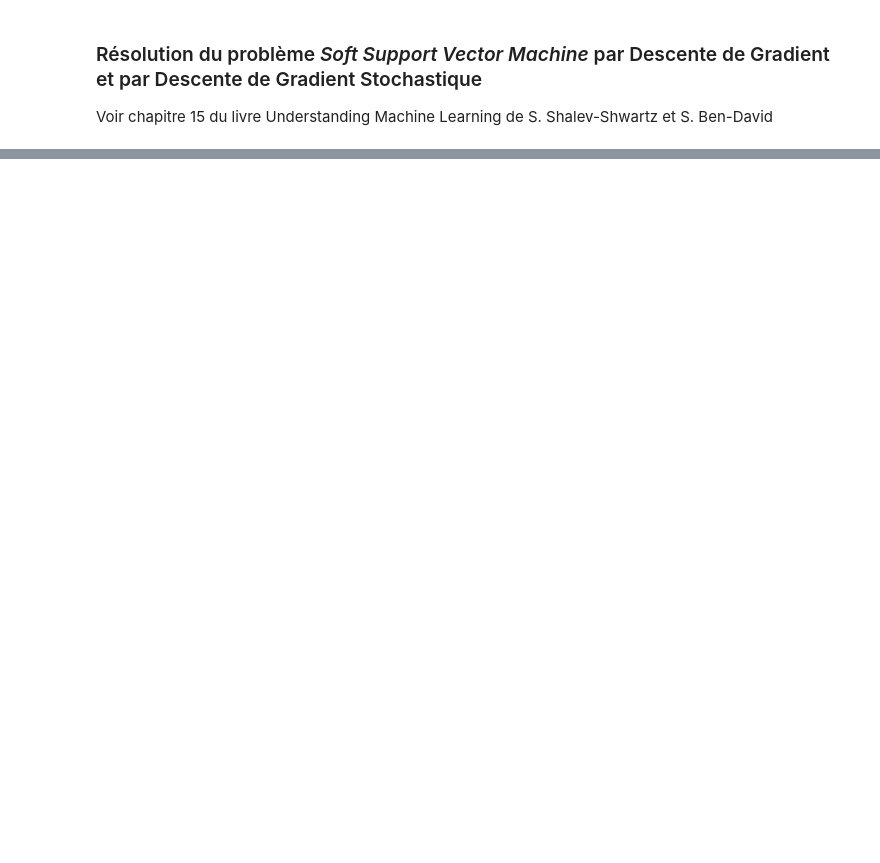
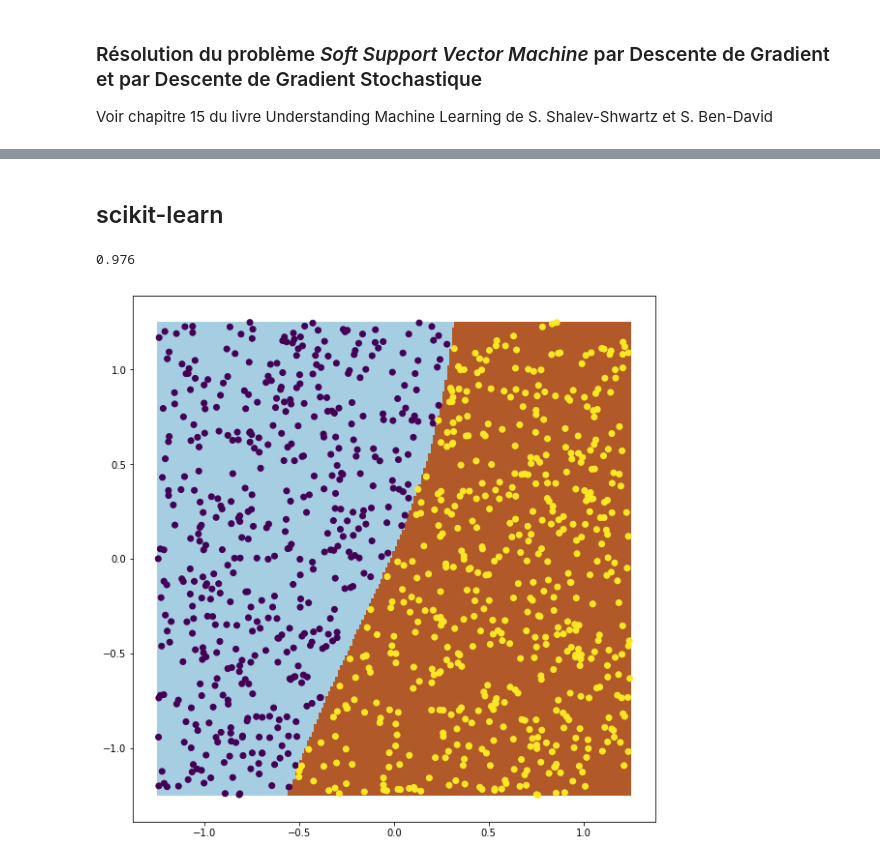
Before and after one commit to pnavaro/machine_learning, a Jupyter notebook: SVM/SVM.ipynb, the cells around one changed output, grey strips where cells are left out. Saved outputs shown, nothing was run; the diff lists cells and outputs as text; code cells hidden in the pictures; blank space fills up the shorter version.

```diff
--- a/SVM/SVM.ipynb
+++ b/SVM/SVM.ipynb
@@ -188,2 +168,6 @@ for i in range(mtest):
+# %%
+np.random.seed(5678)
+xtest = xmin + (xmax - xmin) * np.random.random((mtest,Hyperplan.d))
+ytest = np.sign(np.array(list(map(pf, xtest))))
 # %%
 # Résolution du problème soft-SVM
@@ -205,0 +197,21 @@ affiche_risques(liste,xtest,ytest,lambd)
+# %% [markdown]
+## scikit-learn
+# %%
+from sklearn.svm import SVC
+
+clf = SVC(gamma="auto")
+clf.fit(x, y)
+ypred = clf.predict(xtest)
+ax = plt.subplot(1,1,1)
+ax.set_aspect("equal")
+xx, yy = np.meshgrid(np.linspace(xmin, xmax, 200), np.linspace(xmin, xmax, 200))
+Z = clf.predict(np.column_stack([xx.ravel(),yy.ravel()]))
+Z = Z.reshape(xx.shape)
+ax.set_aspect('equal')
+plt.pcolormesh(xx, yy, Z, cmap=plt.cm.Paired)
+plt.scatter(xtest[:,0],xtest[:,1],c=ypred)
+yresult=np.array([np.sign(h(xtest[i])) for i in range(mtest)])
+clf.score(xtest, yresult)
+# %% [output]
+0.976
+[figure, added]
```
Also changed, not shown: parts of 9 cells of this notebook.
